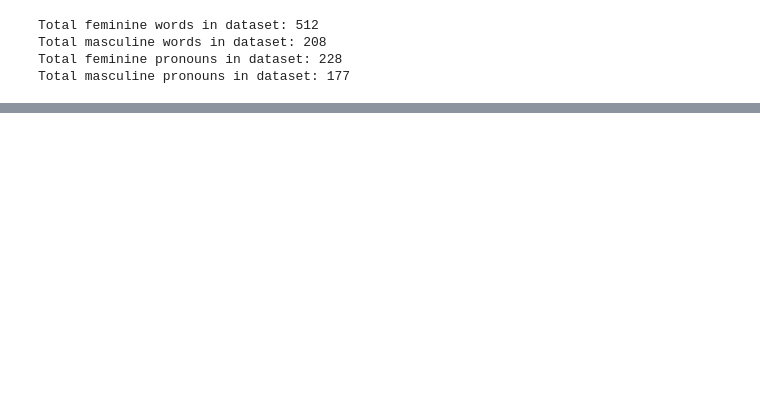
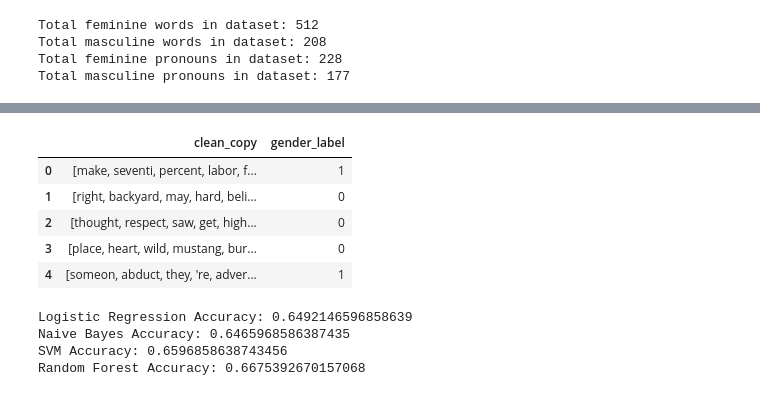
Before and after one commit to lifen-joy/20048573_MastersProject_2023, a Jupyter notebook: explore.ipynb, the cells around one changed output, grey strips where cells are left out. Saved outputs shown, nothing was run; the diff lists cells and outputs as text; code cells hidden in the pictures; blank space fills up the shorter version.

Commit message:
training models
Signed-off-by: Joyann Boyce <joyannboyce30@gmail.com>

```diff
--- a/explore.ipynb
+++ b/explore.ipynb
@@ -504,0 +599,17 @@ display(random_sample)
+# %%
+# Drop unnecessary columns
+columns_to_drop = ['Category', 'Ad_copy', 'word_count']
+
+for column in columns_to_drop:
+    if column in data.columns:
+        data.drop(columns=column, inplace=True)
+
+
+data.head(5)
+# %% [output]
+|  | clean_copy | gender_label |
+| 0 | [make, seventi, percent, labor, f... | 1 |
+| 1 | [right, backyard, may, hard, beli... | 0 |
+| 2 | [thought, respect, saw, get, high... | 0 |
+| 3 | [place, heart, wild, mustang, bur... | 0 |
+| 4 | [someon, abduct, they, 're, adver... | 1 |
@@ -504,0 +636,36 @@ display(random_sample)
+# %%
+#Testing different models
+from sklearn.linear_model import LogisticRegression
+from sklearn.naive_bayes import MultinomialNB
+from sklearn.svm import SVC
+from sklearn.ensemble import RandomForestClassifier
+from sklearn.metrics import accuracy_score
+
+# Logistic Regression
+lr = LogisticRegression()
+lr.fit(X_train_vec, y_train)
+lr_pred = lr.predict(X_test_vec)
+print("Logistic Regression Accuracy:", accuracy_score(y_test, lr_pred))
+
+# Naive Bayes
+nb = MultinomialNB()
+nb.fit(X_train_vec, y_train)
+nb_pred = nb.predict(X_test_vec)
+print("Naive Bayes Accuracy:", accuracy_score(y_test, nb_pred))
+
+# Support Vector Machines
+svc = SVC()
+svc.fit(X_train_vec, y_train)
+svc_pred = svc.predict(X_test_vec)
+print("SVM Accuracy:", accuracy_score(y_test, svc_pred))
+
+# Random Forest
+rf = RandomForestClassifier()
+rf.fit(X_train_vec, y_train)
+rf_pred = rf.predict(X_test_vec)
+print("Random Forest Accuracy:", accuracy_score(y_test, rf_pred))
+# %% [output]
+Logistic Regression Accuracy: 0.6492146596858639
+Naive Bayes Accuracy: 0.6465968586387435
+SVM Accuracy: 0.6596858638743456
+Random Forest Accuracy: 0.6675392670157068
```
Also changed, not shown: parts of 18 cells of this notebook, 1 other file.
